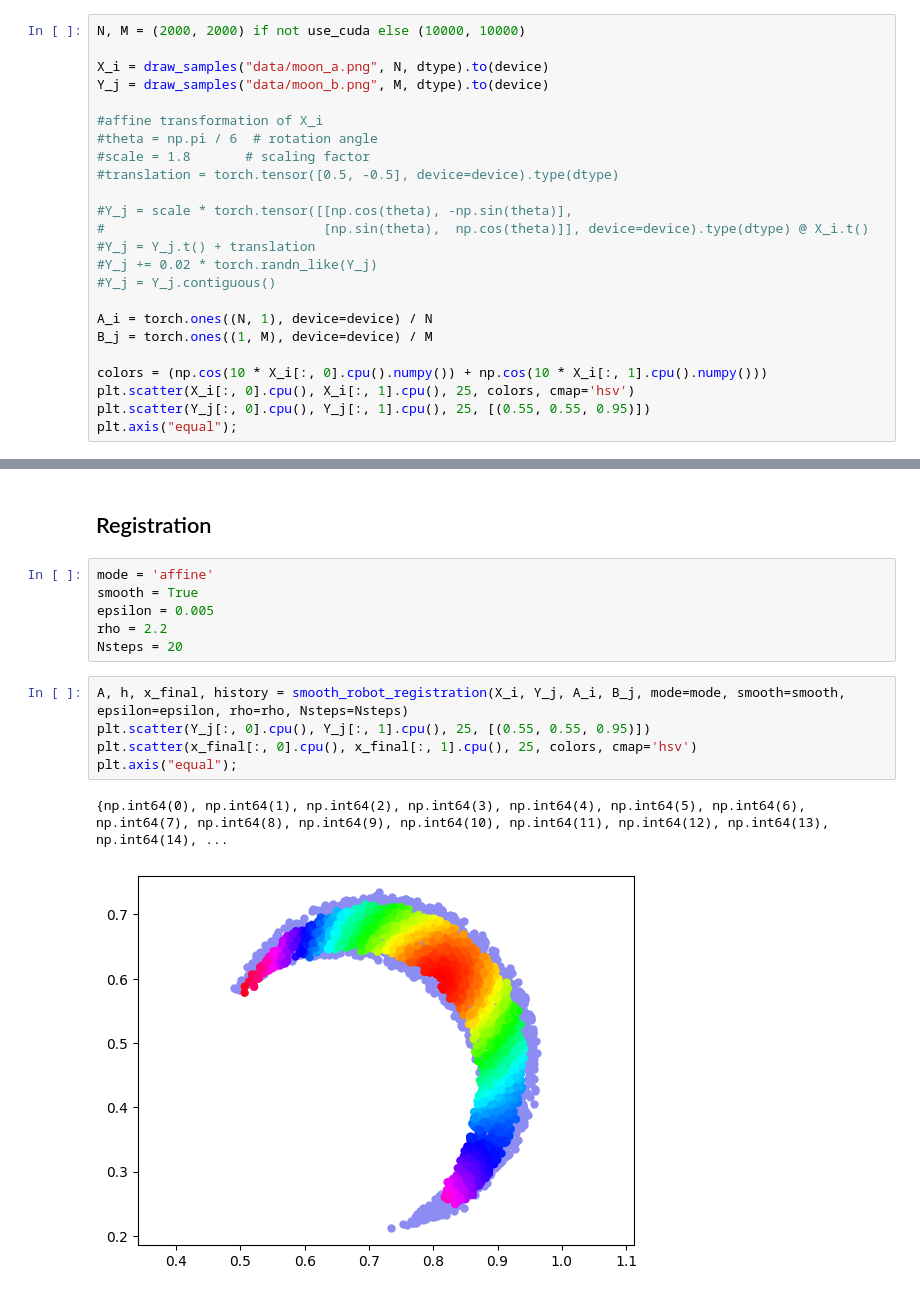
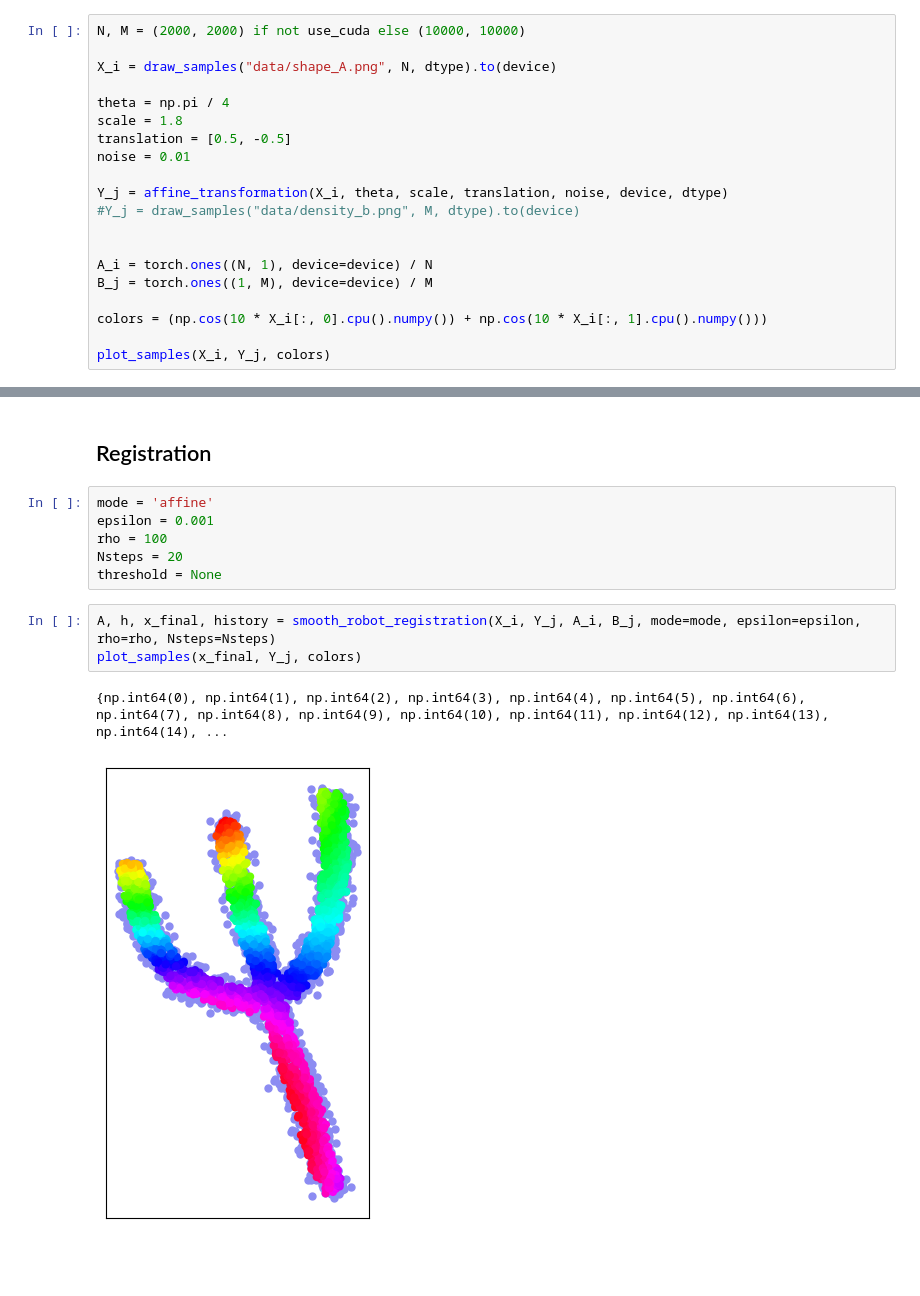
Before and after one commit to clementgilli/Wasserstein-Gradient-Flows-RobOT, a Jupyter notebook: robot.ipynb, the cells around one changed output, grey strips where cells are left out. Drawn from its saved outputs; the diff is of its cells as text; blank space fills up the shorter version.

```diff
--- a/robot.ipynb
+++ b/robot.ipynb
@@ -19,25 +19,21 @@ Using device: cpu
 # %%
 N, M = (2000, 2000) if not use_cuda else (10000, 10000)
 
-X_i = draw_samples("data/moon_a.png", N, dtype).to(device)
-Y_j = draw_samples("data/moon_b.png", M, dtype).to(device)
+X_i = draw_samples("data/shape_A.png", N, dtype).to(device)
 
-#affine transformation of X_i
-#theta = np.pi / 6  # rotation angle
-#scale = 1.8       # scaling factor
-#translation = torch.tensor([0.5, -0.5], device=device).type(dtype)
+theta = np.pi / 4
+scale = 1.8
+translation = [0.5, -0.5]
+noise = 0.01
 
-#Y_j = scale * torch.tensor([[np.cos(theta), -np.sin(theta)],
-#                            [np.sin(theta),  np.cos(theta)]], device=device).type(dtype) @ X_i.t()
-#Y_j = Y_j.t() + translation
-#Y_j += 0.02 * torch.randn_like(Y_j)
-#Y_j = Y_j.contiguous()
+Y_j = affine_transformation(X_i, theta, scale, translation, noise, device, dtype)
+#Y_j = draw_samples("data/density_b.png", M, dtype).to(device)
+
 
 A_i = torch.ones((N, 1), device=device) / N
 B_j = torch.ones((1, M), device=device) / M
 
 colors = (np.cos(10 * X_i[:, 0].cpu().numpy()) + np.cos(10 * X_i[:, 1].cpu().numpy()))
-plt.scatter(X_i[:, 0].cpu(), X_i[:, 1].cpu(), 25, colors, cmap='hsv')
-plt.scatter(Y_j[:, 0].cpu(), Y_j[:, 1].cpu(), 25, [(0.55, 0.55, 0.95)])
-plt.axis("equal");
+
+plot_samples(X_i, Y_j, colors)
 # %% [output]
@@ -66,18 +60,16 @@ GIF saved : wasserstein_flows.gif
 ## Registration
 # %%
 mode = 'affine'
-smooth = True
-epsilon = 0.005
-rho = 2.2
+epsilon = 0.001
+rho = 100
 Nsteps = 20
+threshold = None
 # %%
-A, h, x_final, history = smooth_robot_registration(X_i, Y_j, A_i, B_j, mode=mode, smooth=smooth, epsilon=epsilon, rho=rho, Nsteps=Nsteps)
-plt.scatter(Y_j[:, 0].cpu(), Y_j[:, 1].cpu(), 25, [(0.55, 0.55, 0.95)])
-plt.scatter(x_final[:, 0].cpu(), x_final[:, 1].cpu(), 25, colors, cmap='hsv')
-plt.axis("equal");
+A, h, x_final, history = smooth_robot_registration(X_i, Y_j, A_i, B_j, mode=mode, epsilon=epsilon, rho=rho, Nsteps=Nsteps)
+plot_samples(x_final, Y_j, colors)
 # %% [output]
 {np.int64(0), np.int64(1), np.int64(2), np.int64(3), np.int64(4), np.int64(5), np.int64(6), np.int64(7), np.int64(8), np.int64(9), np.int64(10), np.int64(11), np.int64(12), np.int64(13), np.int64(14), ...
-[figure, old version]
+[figure, new version]
 # %%
 render_flow_gif(history, X_i, Y_j, threshold, "robot_registration.gif", fps=7)
 # %% [output]
```
Also changed, not shown: parts of 7 cells of this notebook, 6 other files.
